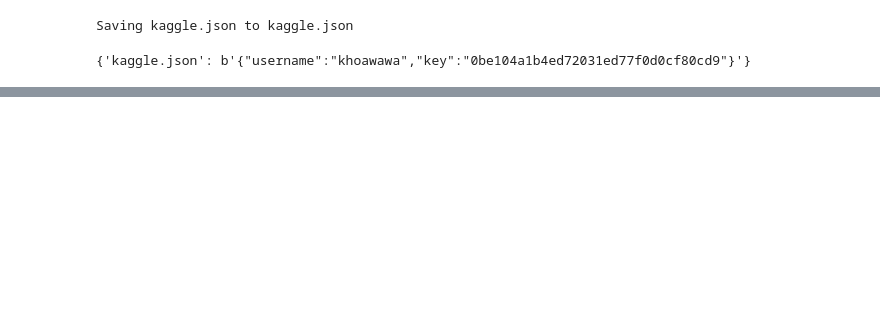
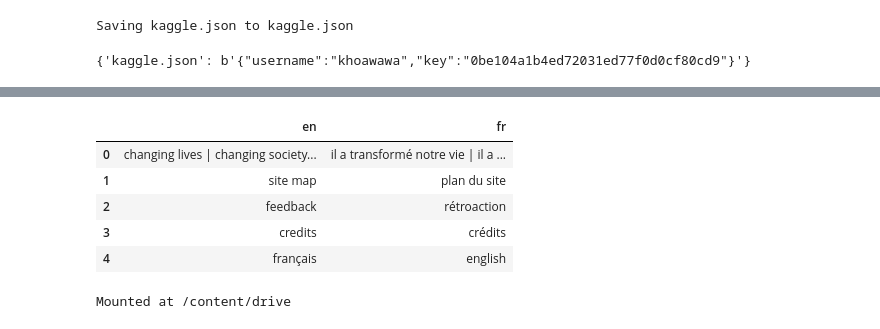
Before and after one commit to Khoawawa/Transformer, a Jupyter notebook: transformer.ipynb, the cells around one changed output, grey strips where cells are left out. Drawn from its saved outputs; the diff is of its cells as text; code cells hidden in the pictures; blank space fills up the shorter version.

```diff
--- a/transformer.ipynb
+++ b/transformer.ipynb
@@ -57,0 +88,10 @@ df.head(20)
+# %%
+df = df.map(lambda x: re.sub(r'\s+', ' ', x.strip()) if isinstance(x, str) else x)
+df.head(5)
+# %% [output]
+|  | en | fr |
+| 0 | changing lives | changing society... | il a transformé notre vie | il a ... |
+| 1 | site map | plan du site |
+| 2 | feedback | rétroaction |
+| 3 | credits | crédits |
+| 4 | français | english |
@@ -57,0 +105,5 @@ df.head(20)
+# %%
+from google.colab import drive
+drive.mount('/content/drive')
+# %% [output]
+Mounted at /content/drive
```
Also changed, not shown: parts of 11 cells of this notebook.
